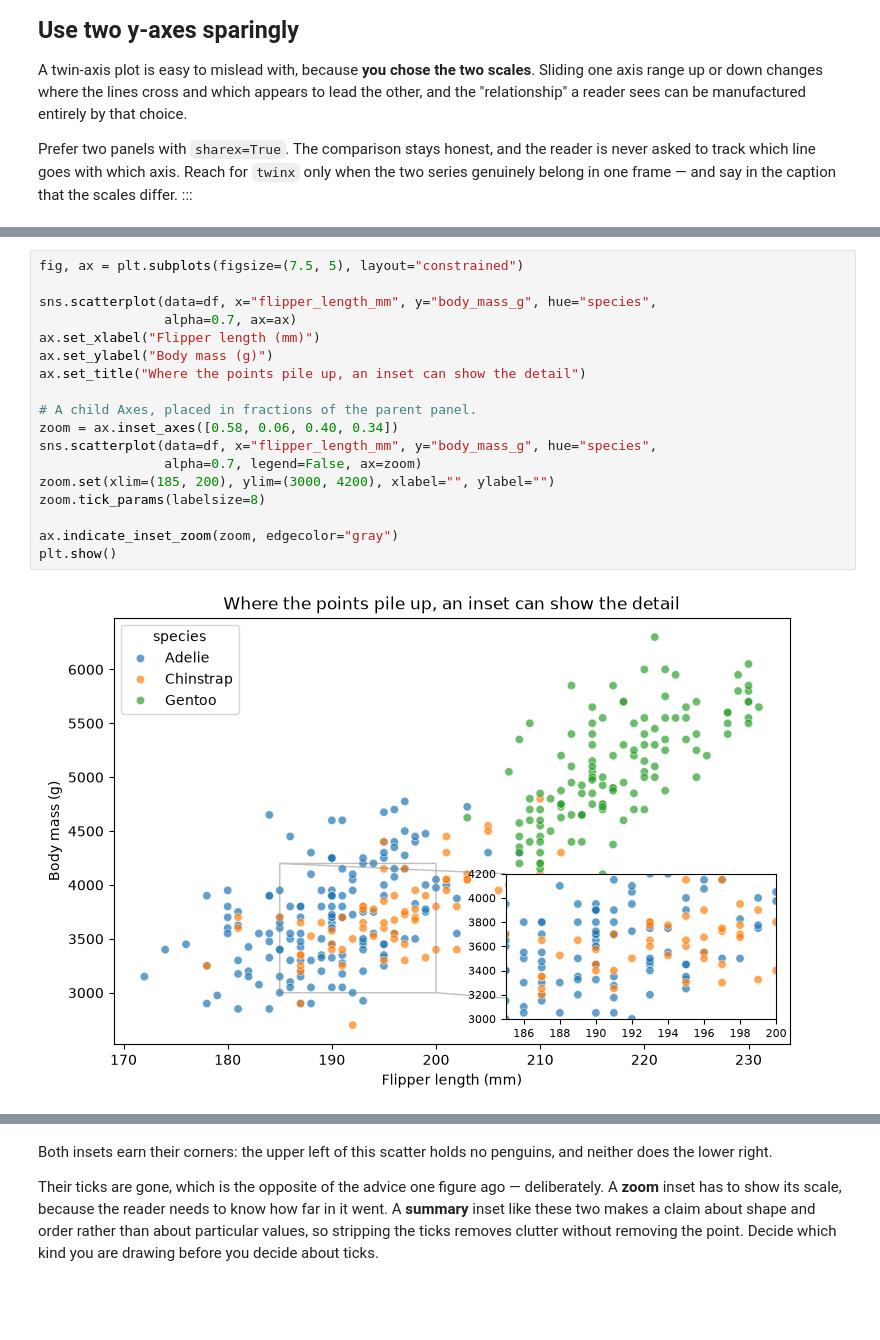
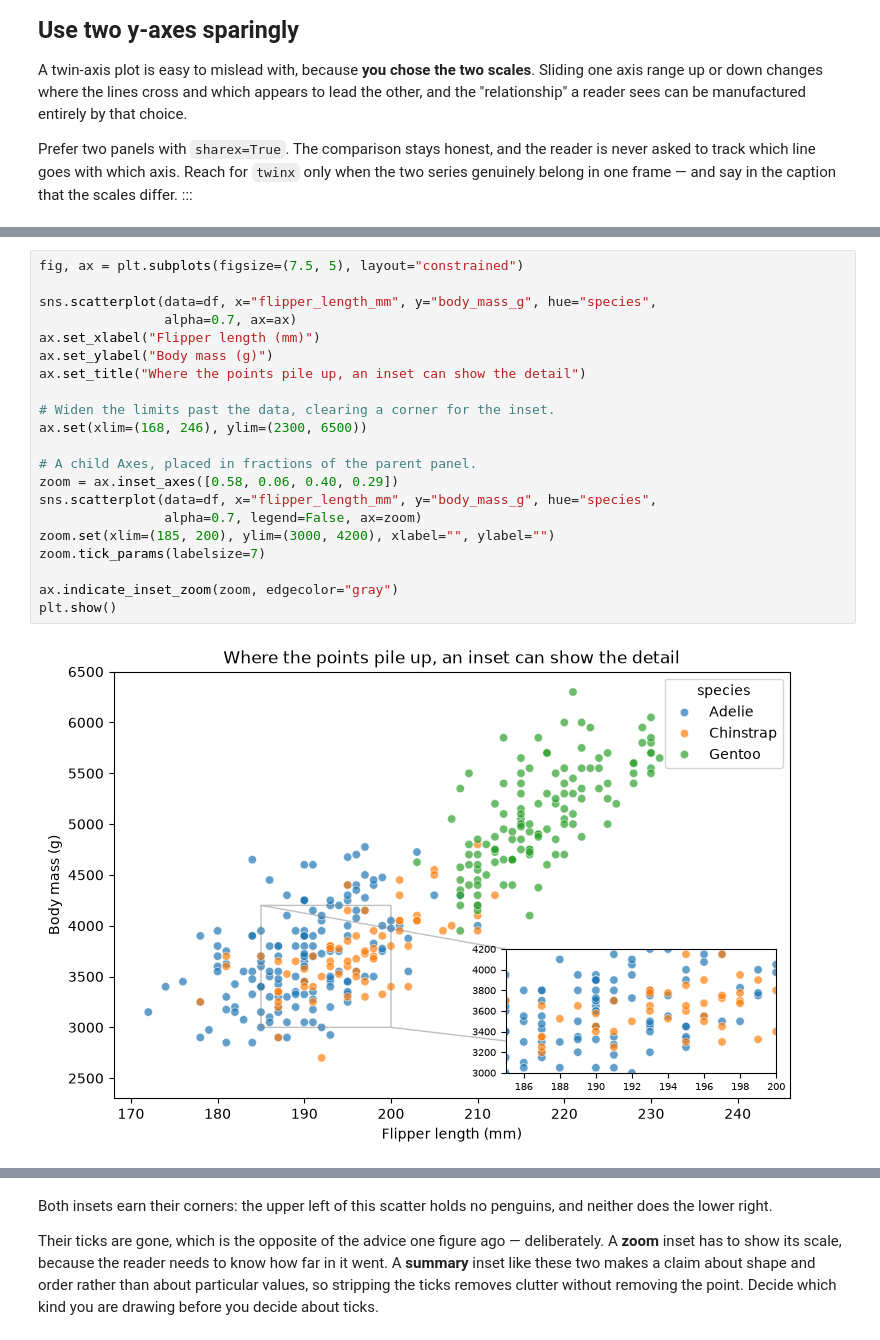
Before and after one commit to Lizhen0909/nu-stat303-1-sec20-coursebook-clean, a Jupyter notebook: data_viz_2.ipynb, the cells around one changed output, grey strips where cells are left out. Saved outputs shown, nothing was run; the diff lists cells and outputs as text; blank space fills up the shorter version.

```diff
--- a/data_viz_2.ipynb
+++ b/data_viz_2.ipynb
@@ -867,21 +872,24 @@ from the axis numbers alone.
 # %%
 fig, ax = plt.subplots(figsize=(7.5, 5), layout="constrained")
 
 sns.scatterplot(data=df, x="flipper_length_mm", y="body_mass_g", hue="species",
                 alpha=0.7, ax=ax)
 ax.set_xlabel("Flipper length (mm)")
 ax.set_ylabel("Body mass (g)")
 ax.set_title("Where the points pile up, an inset can show the detail")
 
+# Widen the limits past the data, clearing a corner for the inset.
+ax.set(xlim=(168, 246), ylim=(2300, 6500))
+
 # A child Axes, placed in fractions of the parent panel.
-zoom = ax.inset_axes([0.58, 0.06, 0.40, 0.34])
+zoom = ax.inset_axes([0.58, 0.06, 0.40, 0.29])
 sns.scatterplot(data=df, x="flipper_length_mm", y="body_mass_g", hue="species",
                 alpha=0.7, legend=False, ax=zoom)
 zoom.set(xlim=(185, 200), ylim=(3000, 4200), xlabel="", ylabel="")
-zoom.tick_params(labelsize=8)
+zoom.tick_params(labelsize=7)
 
 ax.indicate_inset_zoom(zoom, edgecolor="gray")
 plt.show()
 # %% [output]
-[figure, old version]
+[figure, new version]
 # %% [markdown]
```
Also changed, not shown: parts of 4 cells of this notebook, 34 other files.
